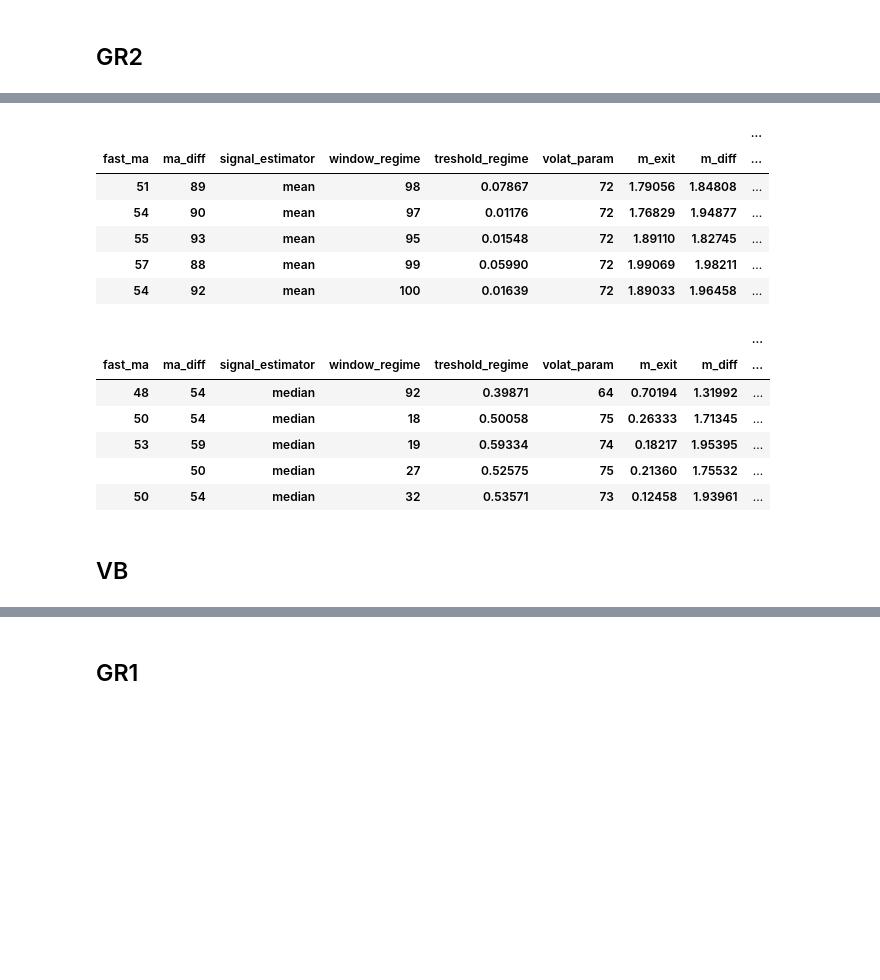
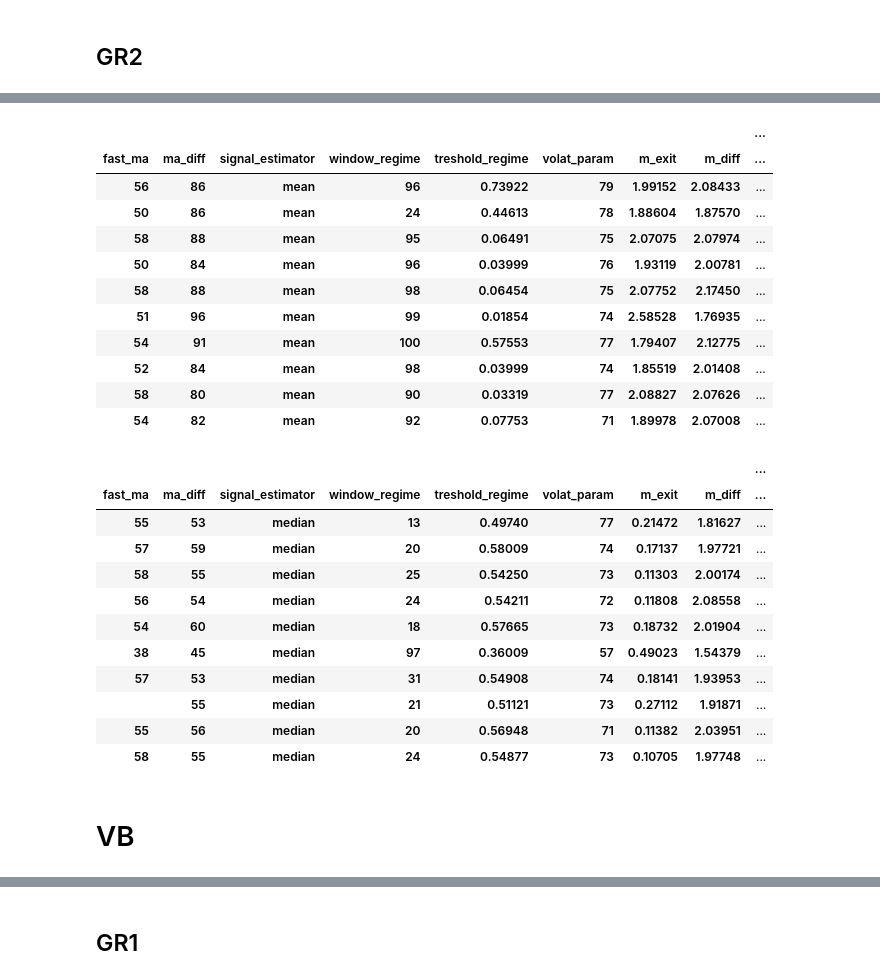
Before and after one commit to anfrejter/HFD_project, a Jupyter notebook: TMP.ipynb, the cells around one changed output, grey strips where cells are left out. Drawn from its saved outputs; the diff is of its cells as text; code cells hidden in the pictures; blank space fills up the shorter version.

```diff
--- a/TMP.ipynb
+++ b/TMP.ipynb
@@ -52,20 +52,20 @@ def process_results(data, group = 1):
         data.replace(np.inf, 0)
         .groupby(group_cols)
         .aggregate({
-            "stats_mm": [np.sum, np.std],
-            "stats_mr": [np.sum, np.std],
-            "stats_fl": [np.sum, np.std]
+            "stats_mm": [np.mean, np.std],
+            "stats_mr": [np.mean, np.std],
+            "stats_fl": [np.mean, np.std]
         })
         .query(f"group_data == {group}")
     )
     df.columns = ['_'.join(col).strip() for col in df.columns]
-    df["stats_mm_sum_corr"] = df["stats_mm_sum"] - df["stats_mm_std"]*4
-    df["stats_mr_sum_corr"] = df["stats_mr_sum"] - df["stats_mr_std"]*4
-    df["stats_fl_sum_corr"] = df["stats_fl_sum"] - df["stats_fl_std"]*4
+    df["stats_mm_mean_corr"] = df["stats_mm_mean"] - df["stats_mm_std"]/2
+    df["stats_mr_mean_corr"] = df["stats_mr_mean"] - df["stats_mr_std"]/2
+    df["stats_fl_mean_corr"] = df["stats_fl_mean"] - df["stats_fl_std"]/2
 
-    # df['max_sum_stats'] = df[['stats_mm_sum', 'stats_mr_sum', 'stats_fl_sum']].max(axis=1)
-    df['max_sum_stats_corr'] = df[['stats_mm_sum_corr', 'stats_mr_sum_corr', 'stats_fl_sum_corr']].max(axis=1)
-    return df.sort_values("stats_fl_sum_corr", ascending=False)
+    df['max_mean_stats'] = df[['stats_mm_mean', 'stats_mr_mean', 'stats_fl_mean']].max(axis=1)
+    df['max_mean_stats_corr'] = df[['stats_mm_mean_corr', 'stats_mr_mean_corr', 'stats_fl_mean_corr']].max(axis=1)
+    return df.sort_values("max_mean_stats_corr", ascending=False)
 # %%
 vb2_results = pd.read_csv("results/Volatility_Breakout_Double_Strategy/results.csv")
 vb_results = pd.read_csv("results/Volatility_Breakout_Strategy/results.csv")
@@ -133,22 +223,32 @@ vb2_gr1.query("instrument_name == 'NQ'").head(5)
 # %%
-vb2_gr2.query("instrument_name == 'XAG'").head(5)
+vb2_gr2.query("instrument_name == 'XAG' and max_mean_stats>100").head(10)
 # %% [output]
 |  |  |  |  |  |  |  |  | ... |
 | fast_ma | ma_diff | signal_estimator | window_regime | treshold_regime | volat_param | m_exit | m_diff | ... |
-| 51 | 89 | mean | 98 | 0.07867 | 72 | 1.79056 | 1.84808 | ... |
-| 54 | 90 | mean | 97 | 0.01176 | 72 | 1.76829 | 1.94877 | ... |
-| 55 | 93 | mean | 95 | 0.01548 | 72 | 1.89110 | 1.82745 | ... |
-| 57 | 88 | mean | 99 | 0.05990 | 72 | 1.99069 | 1.98211 | ... |
-| 54 | 92 | mean | 100 | 0.01639 | 72 | 1.89033 | 1.96458 | ... |
+| 56 | 86 | mean | 96 | 0.73922 | 79 | 1.99152 | 2.08433 | ... |
+| 50 | 86 | mean | 24 | 0.44613 | 78 | 1.88604 | 1.87570 | ... |
+| 58 | 88 | mean | 95 | 0.06491 | 75 | 2.07075 | 2.07974 | ... |
+| 50 | 84 | mean | 96 | 0.03999 | 76 | 1.93119 | 2.00781 | ... |
+| 58 | 88 | mean | 98 | 0.06454 | 75 | 2.07752 | 2.17450 | ... |
+| 51 | 96 | mean | 99 | 0.01854 | 74 | 2.58528 | 1.76935 | ... |
+| 54 | 91 | mean | 100 | 0.57553 | 77 | 1.79407 | 2.12775 | ... |
+| 52 | 84 | mean | 98 | 0.03999 | 74 | 1.85519 | 2.01408 | ... |
+| 58 | 80 | mean | 90 | 0.03319 | 77 | 2.08827 | 2.07626 | ... |
+| 54 | 82 | mean | 92 | 0.07753 | 71 | 1.89978 | 2.07008 | ... |
 # %%
-vb2_gr2.query("instrument_name == 'XAU'").head(5)
+vb2_gr2.query("instrument_name == 'XAU' and max_mean_stats>100").head(10)
 # %% [output]
 |  |  |  |  |  |  |  |  | ... |
 | fast_ma | ma_diff | signal_estimator | window_regime | treshold_regime | volat_param | m_exit | m_diff | ... |
-| 48 | 54 | median | 92 | 0.39871 | 64 | 0.70194 | 1.31992 | ... |
-| 50 | 54 | median | 18 | 0.50058 | 75 | 0.26333 | 1.71345 | ... |
-| 53 | 59 | median | 19 | 0.59334 | 74 | 0.18217 | 1.95395 | ... |
-|  | 50 | median | 27 | 0.52575 | 75 | 0.21360 | 1.75532 | ... |
-| 50 | 54 | median | 32 | 0.53571 | 73 | 0.12458 | 1.93961 | ... |
+| 55 | 53 | median | 13 | 0.49740 | 77 | 0.21472 | 1.81627 | ... |
+| 57 | 59 | median | 20 | 0.58009 | 74 | 0.17137 | 1.97721 | ... |
+| 58 | 55 | median | 25 | 0.54250 | 73 | 0.11303 | 2.00174 | ... |
+| 56 | 54 | median | 24 | 0.54211 | 72 | 0.11808 | 2.08558 | ... |
+| 54 | 60 | median | 18 | 0.57665 | 73 | 0.18732 | 2.01904 | ... |
+| 38 | 45 | median | 97 | 0.36009 | 57 | 0.49023 | 1.54379 | ... |
+| 57 | 53 | median | 31 | 0.54908 | 74 | 0.18141 | 1.93953 | ... |
+|  | 55 | median | 21 | 0.51121 | 73 | 0.27112 | 1.91871 | ... |
+| 55 | 56 | median | 20 | 0.56948 | 71 | 0.11382 | 2.03951 | ... |
+| 58 | 55 | median | 24 | 0.54877 | 73 | 0.10705 | 1.97748 | ... |
 # %% [markdown]
-## VB
+# VB
```
Also changed, not shown: parts of 27 cells of this notebook, 19 other files.
